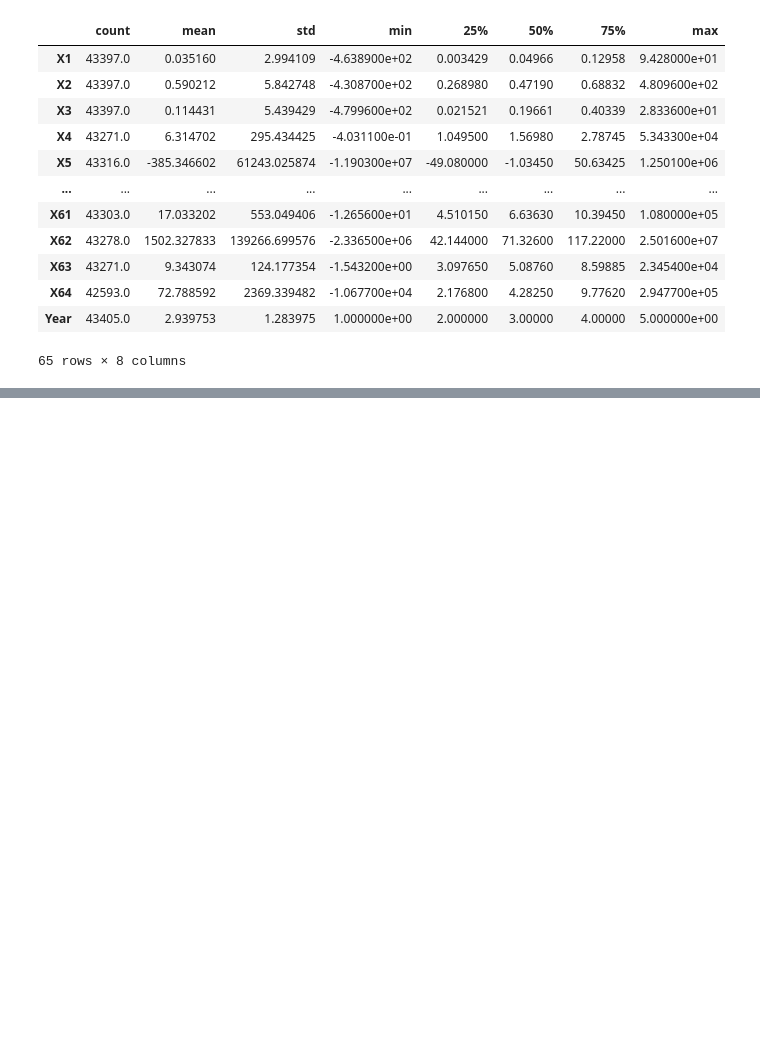
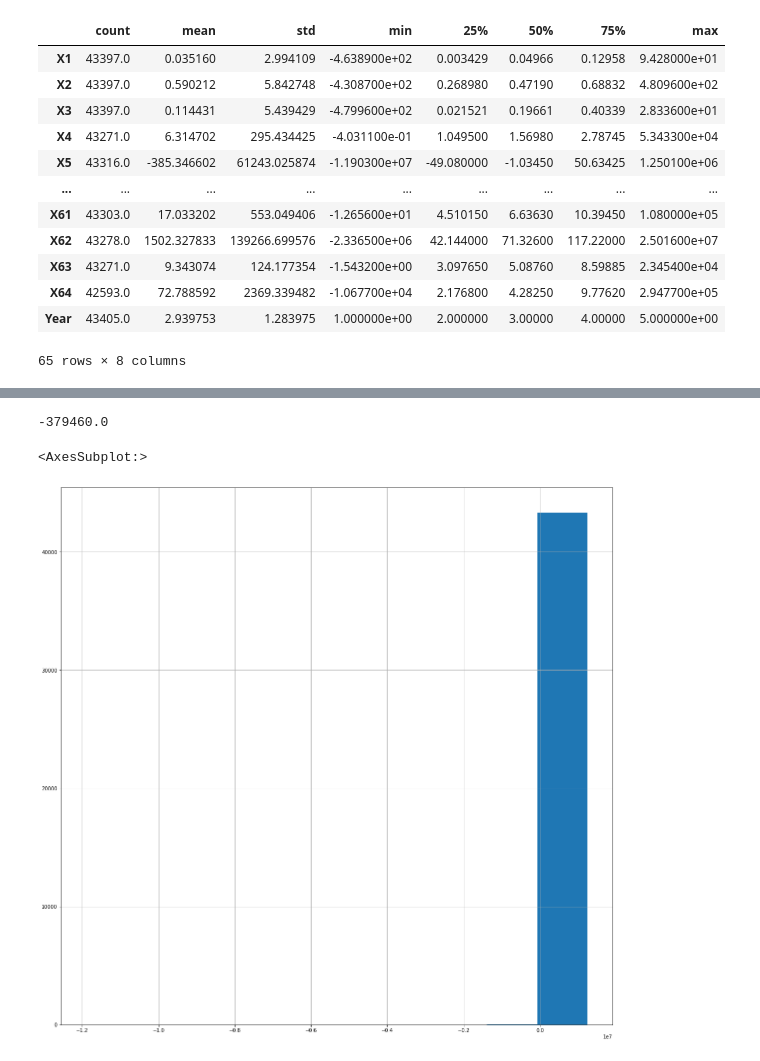
Before and after one commit to bill-fowler65/Springboard, a Jupyter notebook: Capstone Project 2/Code/polishbk.ipynb, the cells around one changed output, grey strips where cells are left out. Saved outputs shown, nothing was run; the diff lists cells and outputs as text; code cells hidden in the pictures; blank space fills up the shorter version.

```diff
--- a/Capstone Project 2/Code/polishbk.ipynb
+++ b/Capstone Project 2/Code/polishbk.ipynb
@@ -283,0 +379,9 @@ plt.subplots_adjust(hspace=0.5);
+# %%
+complete_df.loc[31750, 'X5']
+# %% [output]
+-379460.0
+# %%
+complete_df['X5'].hist(figsize=(20,20))
+# %% [output]
+<AxesSubplot:>
+[figure, added]
```
Also changed, not shown: parts of 11 cells of this notebook.
